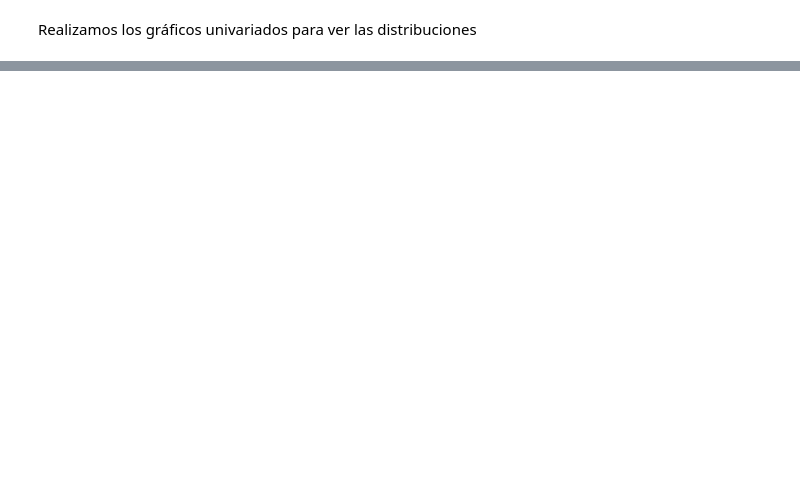
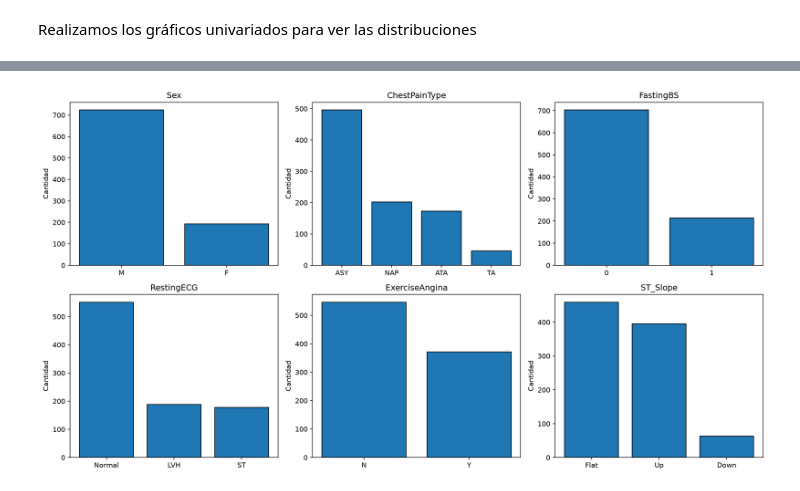
Before and after one commit to wawa1806/ML-heart-failure, a Jupyter notebook: notebooks/heart-failure.ipynb, the cells around one changed output, grey strips where cells are left out. Saved outputs shown, nothing was run; the diff lists cells and outputs as text; code cells hidden in the pictures; blank space fills up the shorter version.

```diff
--- a/notebooks/heart-failure.ipynb
+++ b/notebooks/heart-failure.ipynb
@@ -247,0 +275,18 @@ ax =
+# %%
+# n° filas, n° columnas, tamaño
+
+fig, axes = plt.subplots(2, 3, figsize=(15, 8))
+
+for ax, col in zip(axes.flat, cat_cols):
+    # Necesitamos la altura de cada barra
+    conteo = df[col].value_counts() # Serie: índice = categorías, valores = cantidades
+    ax.bar(conteo.index.astype(str), conteo.values,  edgecolor="black")
+    ax.set_title(col)
+    ax.set_ylabel("Cantidad")
+
+
+plt.tight_layout()
+plt.savefig(FIGURES / "cat_cols-bar.png", dpi=300, bbox_inches="tight")
+plt.show()
+# %% [output]
+[figure, added]
```
Also changed, not shown: parts of 14 cells of this notebook, 8 other files.
